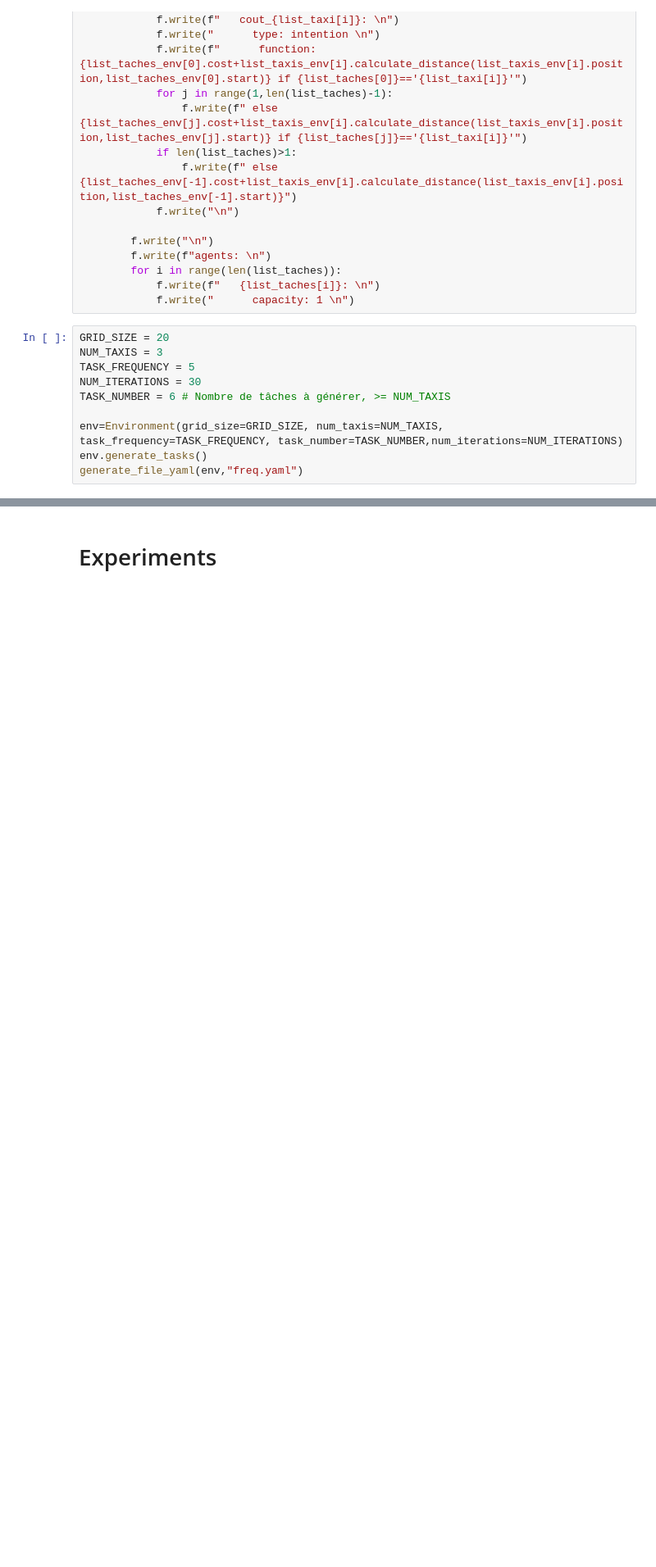
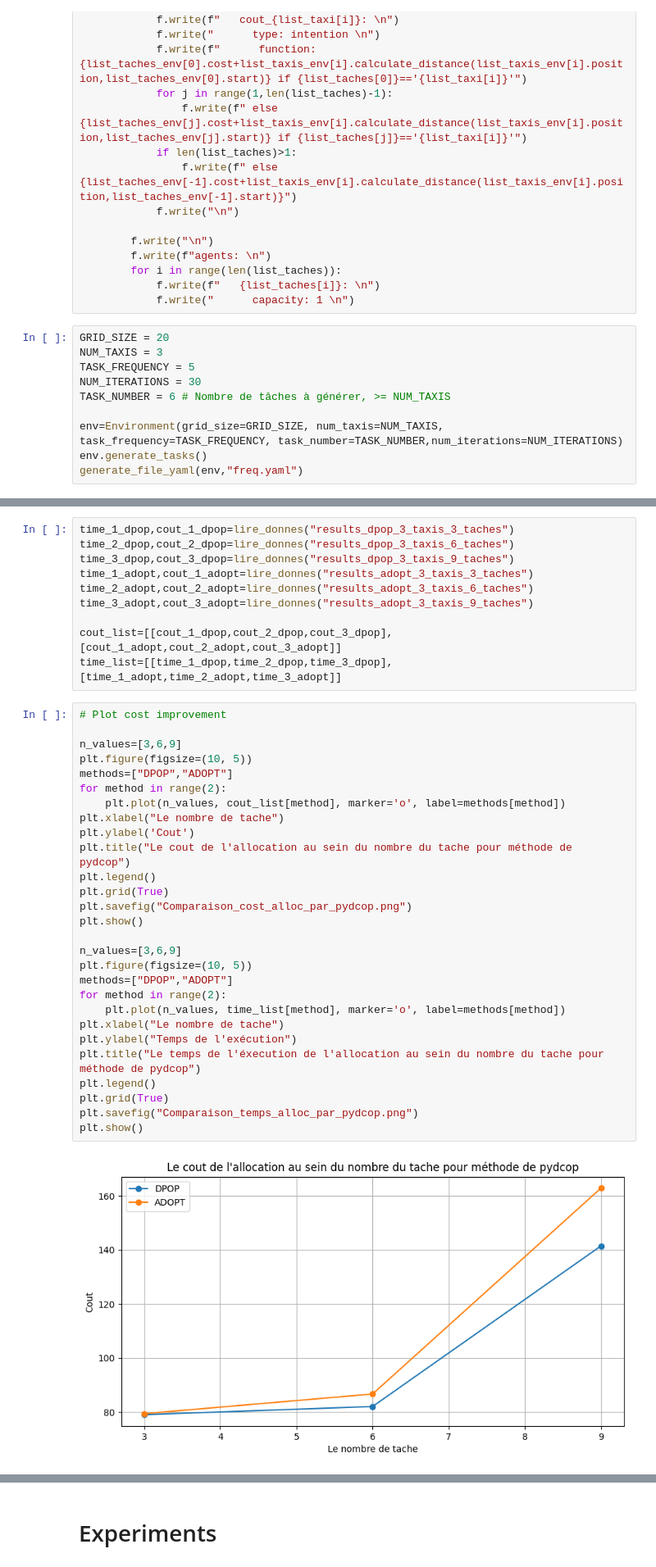
Before and after one commit to PaulTiberiu/Taxi-Task-Allocation, a Jupyter notebook: Rapport.ipynb, the cells around one changed output, grey strips where cells are left out. Shown at 82% size. Saved outputs shown, nothing was run; the diff lists cells and outputs as text; blank space fills up the shorter version.

```diff
--- a/Rapport.ipynb
+++ b/Rapport.ipynb
@@ -917,0 +954,40 @@ generate_files(output_dir,10)
+# %%
+time_1_dpop,cout_1_dpop=lire_donnes("results_dpop_3_taxis_3_taches")
+time_2_dpop,cout_2_dpop=lire_donnes("results_dpop_3_taxis_6_taches")
+time_3_dpop,cout_3_dpop=lire_donnes("results_dpop_3_taxis_9_taches")
+time_1_adopt,cout_1_adopt=lire_donnes("results_adopt_3_taxis_3_taches")
+time_2_adopt,cout_2_adopt=lire_donnes("results_adopt_3_taxis_6_taches")
+time_3_adopt,cout_3_adopt=lire_donnes("results_adopt_3_taxis_9_taches")
+
+cout_list=[[cout_1_dpop,cout_2_dpop,cout_3_dpop],[cout_1_adopt,cout_2_adopt,cout_3_adopt]]
+time_list=[[time_1_dpop,time_2_dpop,time_3_dpop],[time_1_adopt,time_2_adopt,time_3_adopt]]
+# %%
+# Plot cost improvement
+
+n_values=[3,6,9]
+plt.figure(figsize=(10, 5))
+methods=["DPOP","ADOPT"]
+for method in range(2):
+    plt.plot(n_values, cout_list[method], marker='o', label=methods[method])
+plt.xlabel("Le nombre de tache")
+plt.ylabel('Cout')
+plt.title("Le cout de l'allocation au sein du nombre du tache pour méthode de pydcop")
+plt.legend()
+plt.grid(True)
+plt.savefig("Comparaison_cost_alloc_par_pydcop.png")
+plt.show()
+
+n_values=[3,6,9]
+plt.figure(figsize=(10, 5))
+methods=["DPOP","ADOPT"]
+for method in range(2):
+    plt.plot(n_values, time_list[method], marker='o', label=methods[method])
+plt.xlabel("Le nombre de tache")
+plt.ylabel("Temps de l'exécution")
+plt.title("Le temps de l'éxecution de l'allocation au sein du nombre du tache pour méthode de pydcop")
+plt.legend()
+plt.grid(True)
+plt.savefig("Comparaison_temps_alloc_par_pydcop.png")
+plt.show()
+# %% [output]
+[figure, added]
```
Also changed, not shown: parts of 6 cells of this notebook.
